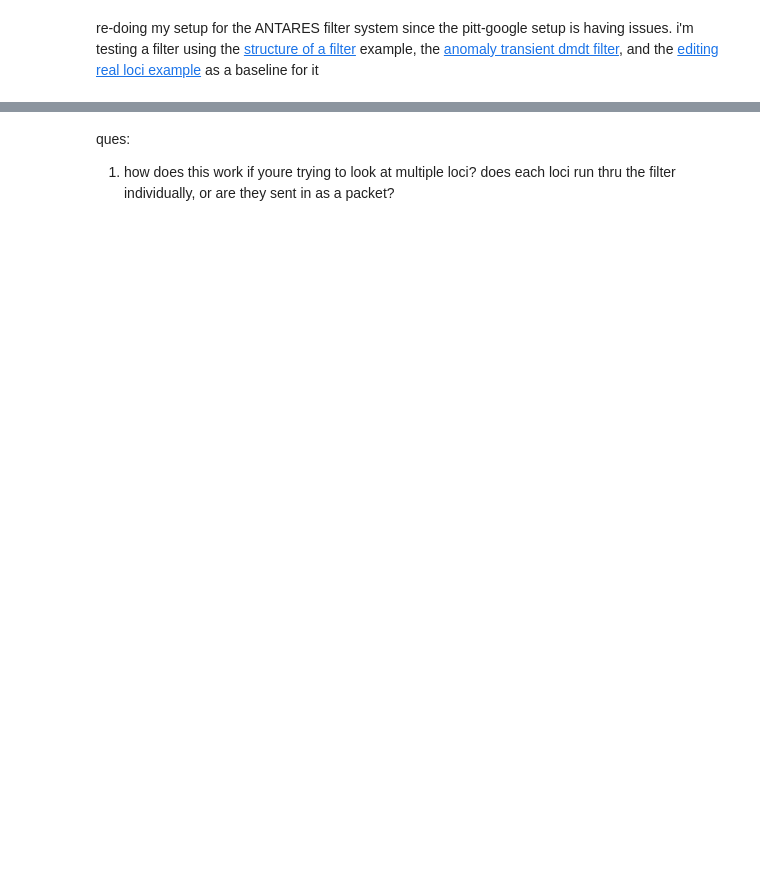
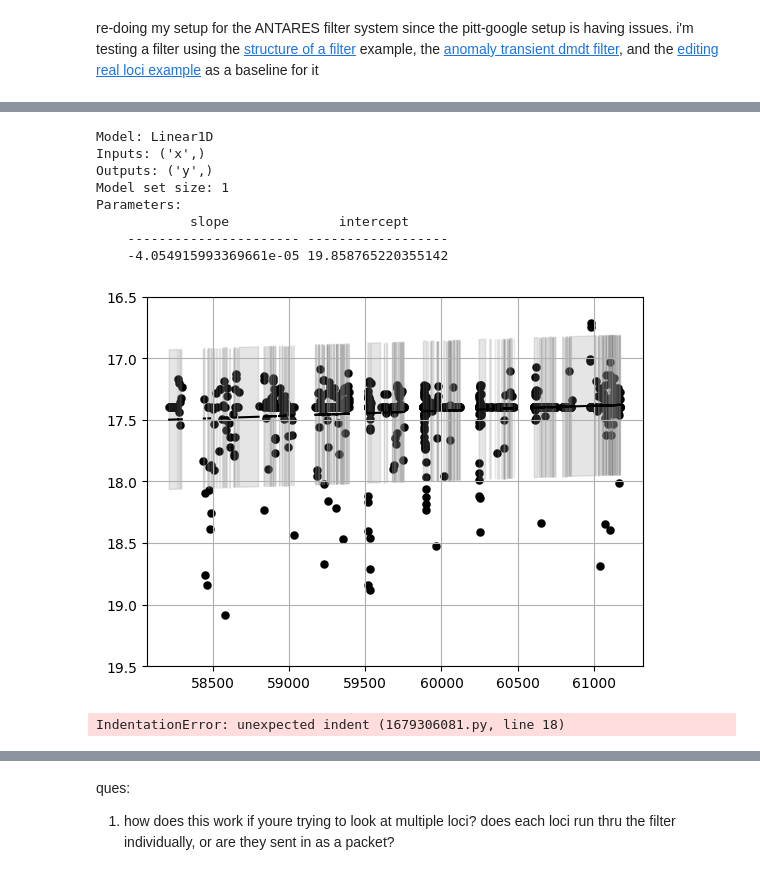
Before and after one commit to mvasq2889/pipeline, a Jupyter notebook: antares/260428_setup_test.ipynb, the cells around one changed output, grey strips where cells are left out. Saved outputs shown, nothing was run; the diff lists cells and outputs as text; code cells hidden in the pictures; blank space fills up the shorter version.

```diff
--- a/antares/260428_setup_test.ipynb
+++ b/antares/260428_setup_test.ipynb
@@ -53,3 +69,27 @@ locus1 = DevKitLocus.model_validate(locus_dict)
+# %%
+mask = np.ma.masked_where(lightcurve["ant_passband"] != 'R', lightcurve)
+
+std_m = np.std(mask["ant_mag"])
+var_m = np.var (mask["ant_mag"])
+long_term_lightcurve = fit(line_init, mask["ant_mjd"], mask["ant_mag"])
+
+plt.plot(mask["ant_mjd"], long_term_lightcurve(mask["ant_mjd"]), 'k-')
+plt.scatter(mask["ant_mjd"], mask["ant_mag"], color='k', lw=0.1)
+plt.fill_between(mask["ant_mjd"], long_term_lightcurve(mask["ant_mjd"])-std, long_term_lightcurve(mask["ant_mjd"])+std, color='grey', alpha=0.2)
+plt.ylim(19.5, 16.5)
+plt.grid()
+
+print(long_term_lightcurve)
+# %% [output]
+Model: Linear1D
+Inputs: ('x',)
+Outputs: ('y',)
+Model set size: 1
+Parameters:
+            slope              intercept
+    ---------------------- ------------------
+    -4.054915993369661e-05 19.858765220355142
+[figure, added]
 # %%
 # directly from the Anomalytransientdmdt antares filter
 def get_detections(photometry, band):
@@ -70,18 +110,21 @@ def remove_simultaneous_alerts(table):
 # %%
 from astropy.modeling import models, fitting
 
-fit = fitting.LinearLSQFitter()
+fit = fitting.LinearLSQFitter(calc_uncertainties=True)
 line_init = models.Linear1D()
 
+
+long_term_lightcurve = fit(line_init, photometry["ant_mag"], photometry["ant_mjd"])
 # make a function that determines if the object is highly variable
 # building with the idea that the most recent observation was last night
 slope_change_threshold = 1 # mag /mjd
 time_pass_threshold = 20 # days
 def get_ext_variables(photometry):
     # what i want to do:
-    i = 1
+    long_term_lightcurve = fit(line_init, photometry["ant_mag"], photometry["ant_mjd"])
+
     mjd_now = photometry[0]["ant_mjd"]
-    if (mjd_now - photometry[i]["ant_mjd"]) < time_pass_threshold:
+    # if (mjd_now - photometry[i]["ant_mjd"]) < time_pass_threshold:
         fitted_line = fit(line_init, photometry[0:i]["ant_mag"], photometry[0:i]["ant_mjd"])
         slope = fitted_line.slope
         if abs(slope) < slope_change_threshold:
@@ -92,6 +135,8 @@ def get_ext_variables(photometry):
     elif (mjd_now - photometry[i]["ant_mjd"]) > time_pass_threshold:
         # no Recent variability
         return 0
+# %% [output]
+IndentationError: unexpected indent (1679306081.py, line 18)
 # %%
 class HighMagChange(BaseFilter):
     """
```
Also changed, not shown: parts of 17 cells of this notebook, 2 other files.
